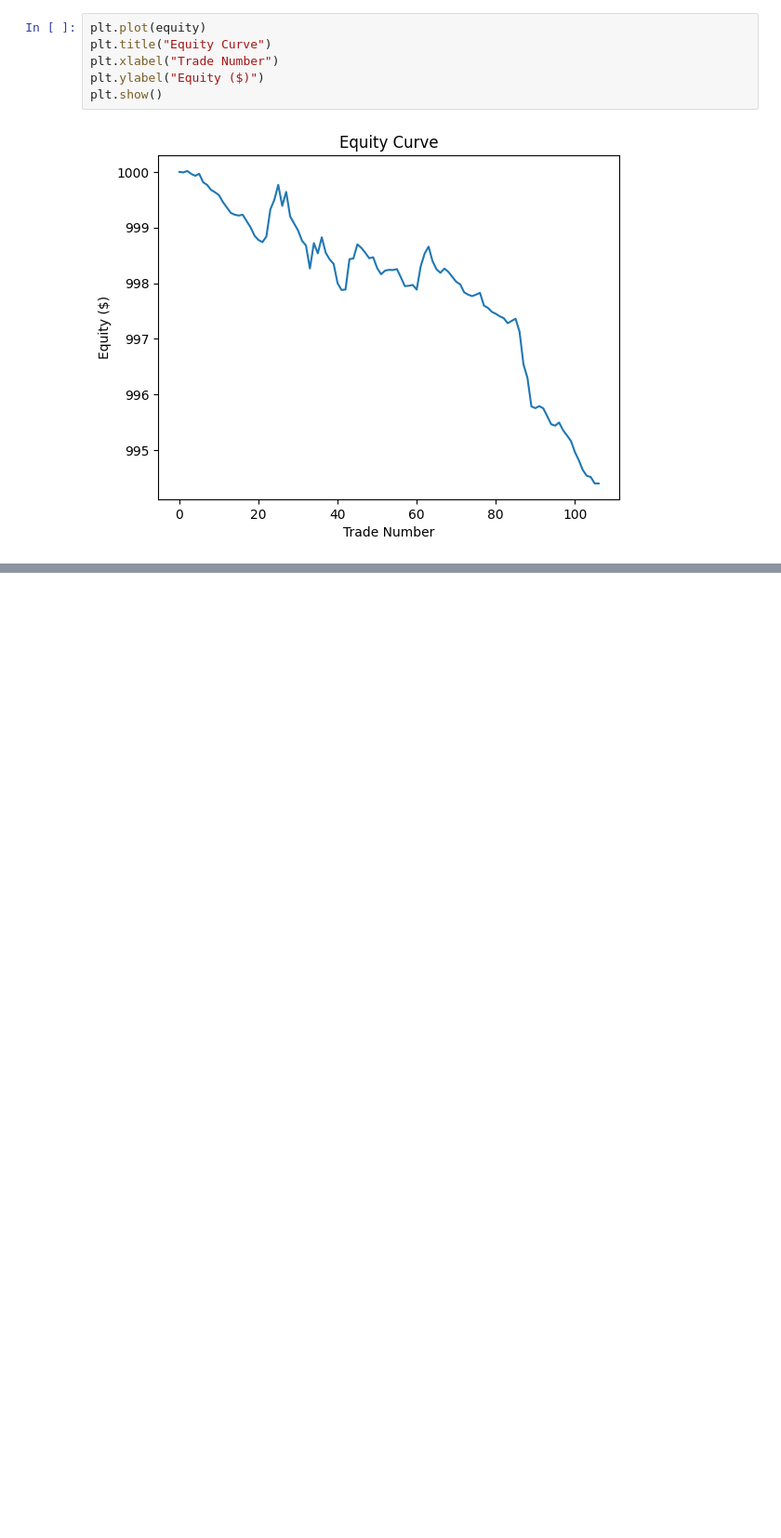
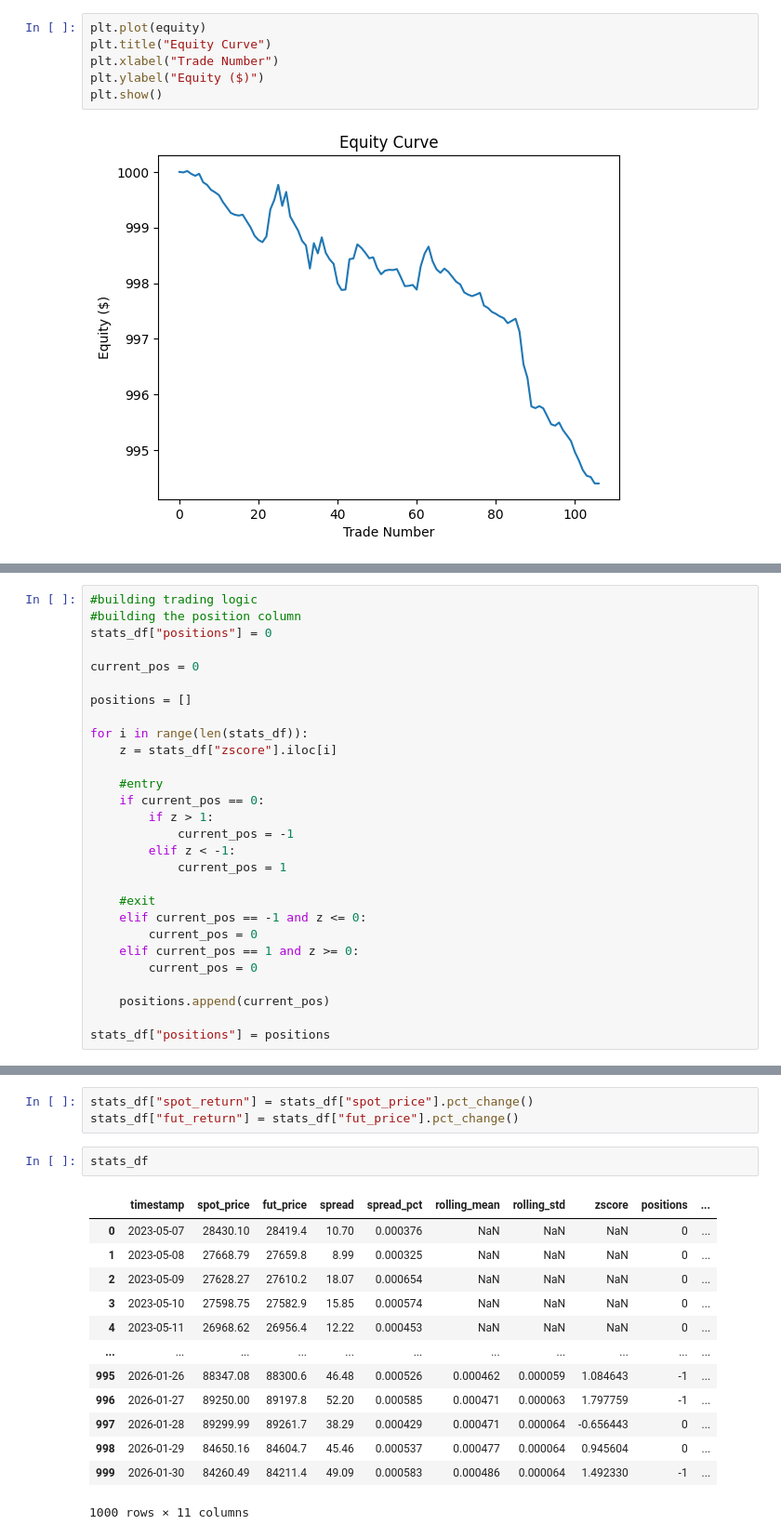
Before and after one commit to eaarowolo25/btc_spot_perp_meanreversion, a Jupyter notebook: notebooks/model.ipynb, the cells around one changed output, grey strips where cells are left out. Shown at 93% size. Drawn from its saved outputs; the diff is of its cells as text; blank space fills up the shorter version.

```diff
--- a/notebooks/model.ipynb
+++ b/notebooks/model.ipynb
@@ -476,0 +488,28 @@ plt.show()
+# %%
+#building trading logic
+#building the position column
+stats_df["positions"] = 0
+
+current_pos = 0
+
+positions = []
+
+for i in range(len(stats_df)):
+    z = stats_df["zscore"].iloc[i]
+
+    #entry
+    if current_pos == 0:
+        if z > 1:
+            current_pos = -1
+        elif z < -1:
+            current_pos = 1
+
+    #exit
+    elif current_pos == -1 and z <= 0:
+        current_pos = 0
+    elif current_pos == 1 and z >= 0:
+        current_pos = 0
+
+    positions.append(current_pos)
+
+stats_df["positions"] = positions
@@ -476,0 +532,19 @@ plt.show()
+# %%
+stats_df["spot_return"] = stats_df["spot_price"].pct_change()
+stats_df["fut_return"] = stats_df["fut_price"].pct_change()
+# %%
+stats_df
+# %% [output]
+|  | timestamp | spot_price | fut_price | spread | spread_pct | rolling_mean | rolling_std | zscore | positions | ... |
+| 0 | 2023-05-07 | 28430.10 | 28419.4 | 10.70 | 0.000376 | NaN | NaN | NaN | 0 | ... |
+| 1 | 2023-05-08 | 27668.79 | 27659.8 | 8.99 | 0.000325 | NaN | NaN | NaN | 0 | ... |
+| 2 | 2023-05-09 | 27628.27 | 27610.2 | 18.07 | 0.000654 | NaN | NaN | NaN | 0 | ... |
+| 3 | 2023-05-10 | 27598.75 | 27582.9 | 15.85 | 0.000574 | NaN | NaN | NaN | 0 | ... |
+| 4 | 2023-05-11 | 26968.62 | 26956.4 | 12.22 | 0.000453 | NaN | NaN | NaN | 0 | ... |
+| ... | ... | ... | ... | ... | ... | ... | ... | ... | ... | ... |
+| 995 | 2026-01-26 | 88347.08 | 88300.6 | 46.48 | 0.000526 | 0.000462 | 0.000059 | 1.084643 | -1 | ... |
+| 996 | 2026-01-27 | 89250.00 | 89197.8 | 52.20 | 0.000585 | 0.000471 | 0.000063 | 1.797759 | -1 | ... |
+| 997 | 2026-01-28 | 89299.99 | 89261.7 | 38.29 | 0.000429 | 0.000471 | 0.000064 | -0.656443 | 0 | ... |
+| 998 | 2026-01-29 | 84650.16 | 84604.7 | 45.46 | 0.000537 | 0.000477 | 0.000064 | 0.945604 | 0 | ... |
+| 999 | 2026-01-30 | 84260.49 | 84211.4 | 49.09 | 0.000583 | 0.000486 | 0.000064 | 1.492330 | -1 | ... |
+1000 rows × 11 columns
```
Also changed, not shown: parts of 11 cells of this notebook.
